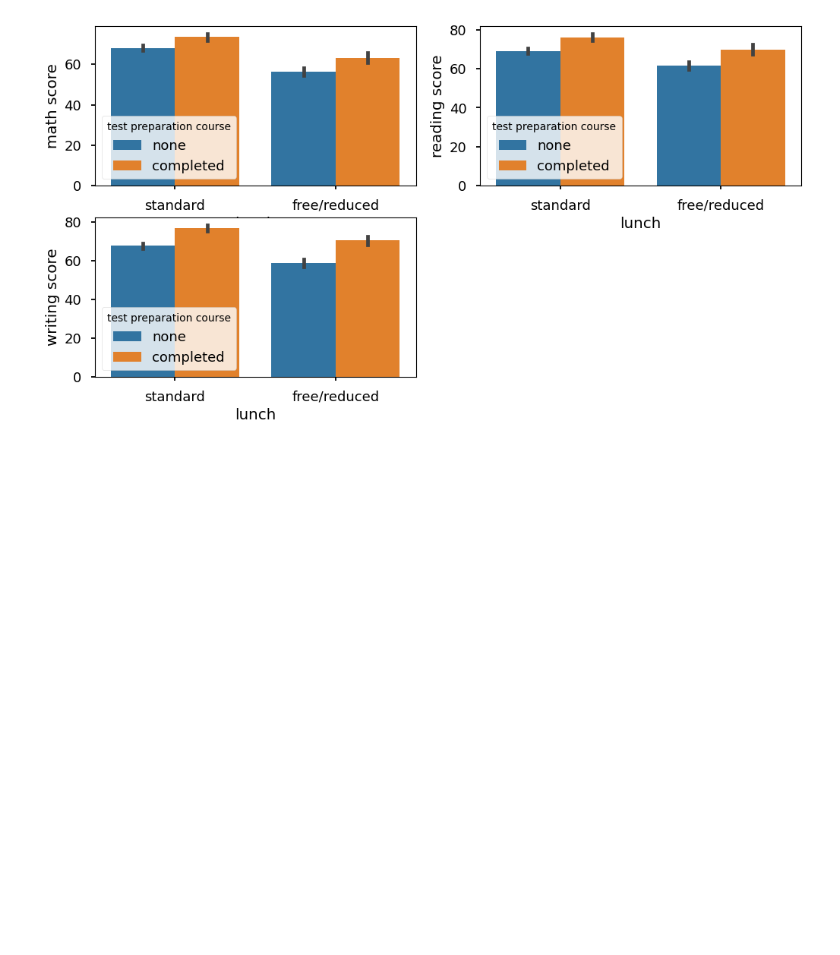
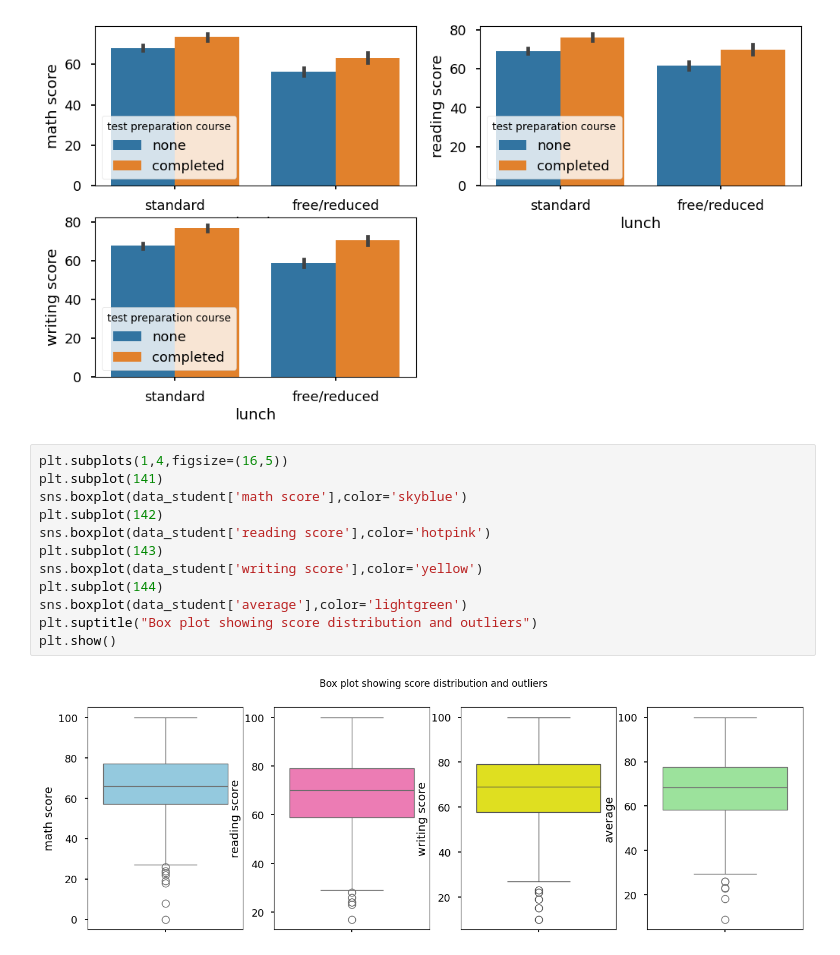
Before and after one commit to SirTee12/Demo-ML-Project, a Jupyter notebook: notebook/EDA_Student_Performance.ipynb, the cells around one changed output. Drawn from its saved outputs; the diff is of its cells as text; blank space fills up the shorter version.

Commit message:
plotted bar plot of score distribution showing outliers

```diff
--- a/notebook/EDA_Student_Performance.ipynb
+++ b/notebook/EDA_Student_Performance.ipynb
@@ -458,3 +458,17 @@ sns.barplot (x=data_student['lunch'], y=data_student['writing score'],
 # %% [output]
 <Axes: xlabel='lunch', ylabel='writing score'>
 [figure]
+# %%
+plt.subplots(1,4,figsize=(16,5))
+plt.subplot(141)
+sns.boxplot(data_student['math score'],color='skyblue')
+plt.subplot(142)
+sns.boxplot(data_student['reading score'],color='hotpink')
+plt.subplot(143)
+sns.boxplot(data_student['writing score'],color='yellow')
+plt.subplot(144)
+sns.boxplot(data_student['average'],color='lightgreen')
+plt.suptitle("Box plot showing score distribution and outliers")
+plt.show()
+# %% [output]
+[figure, added]
```
